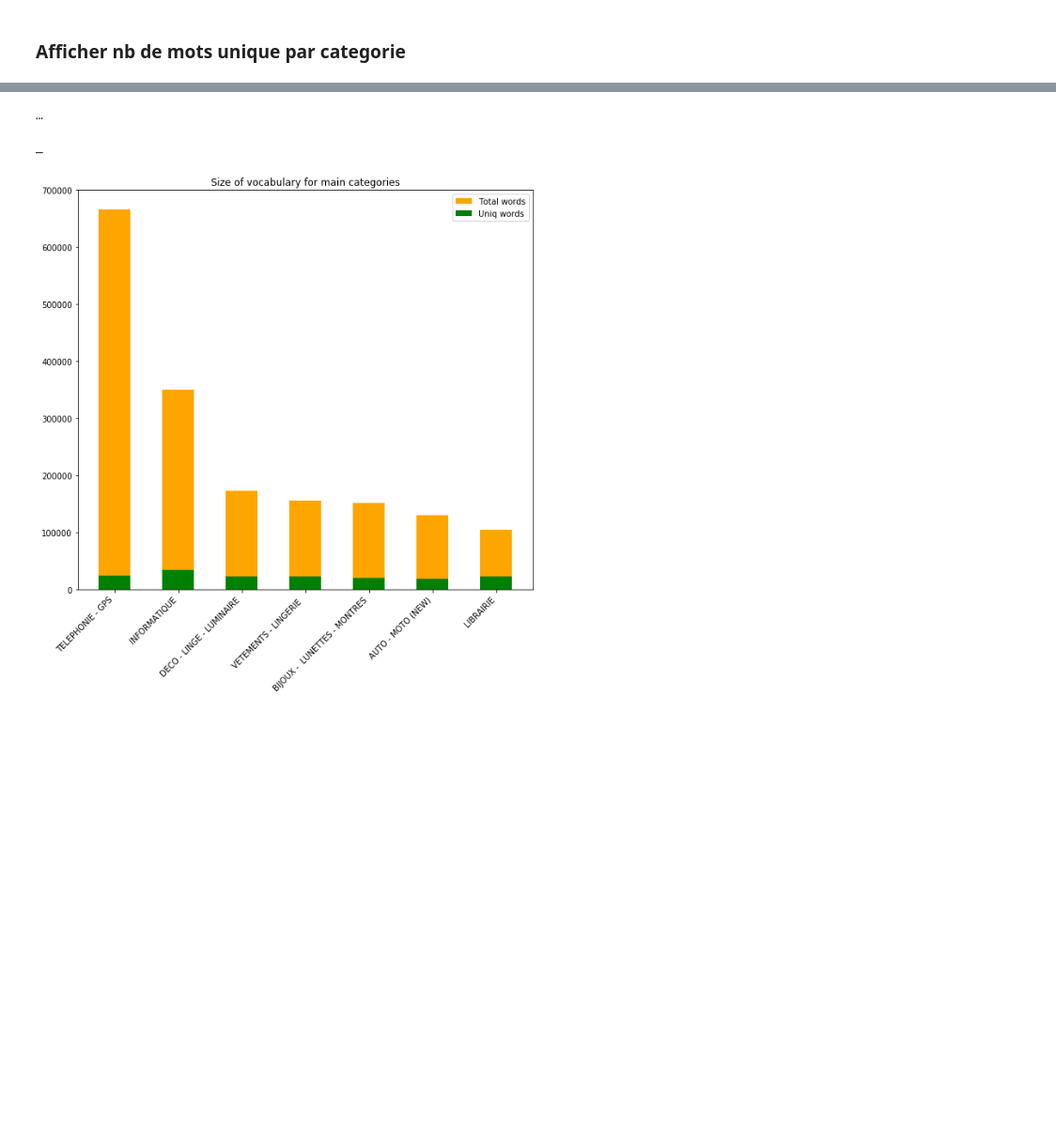
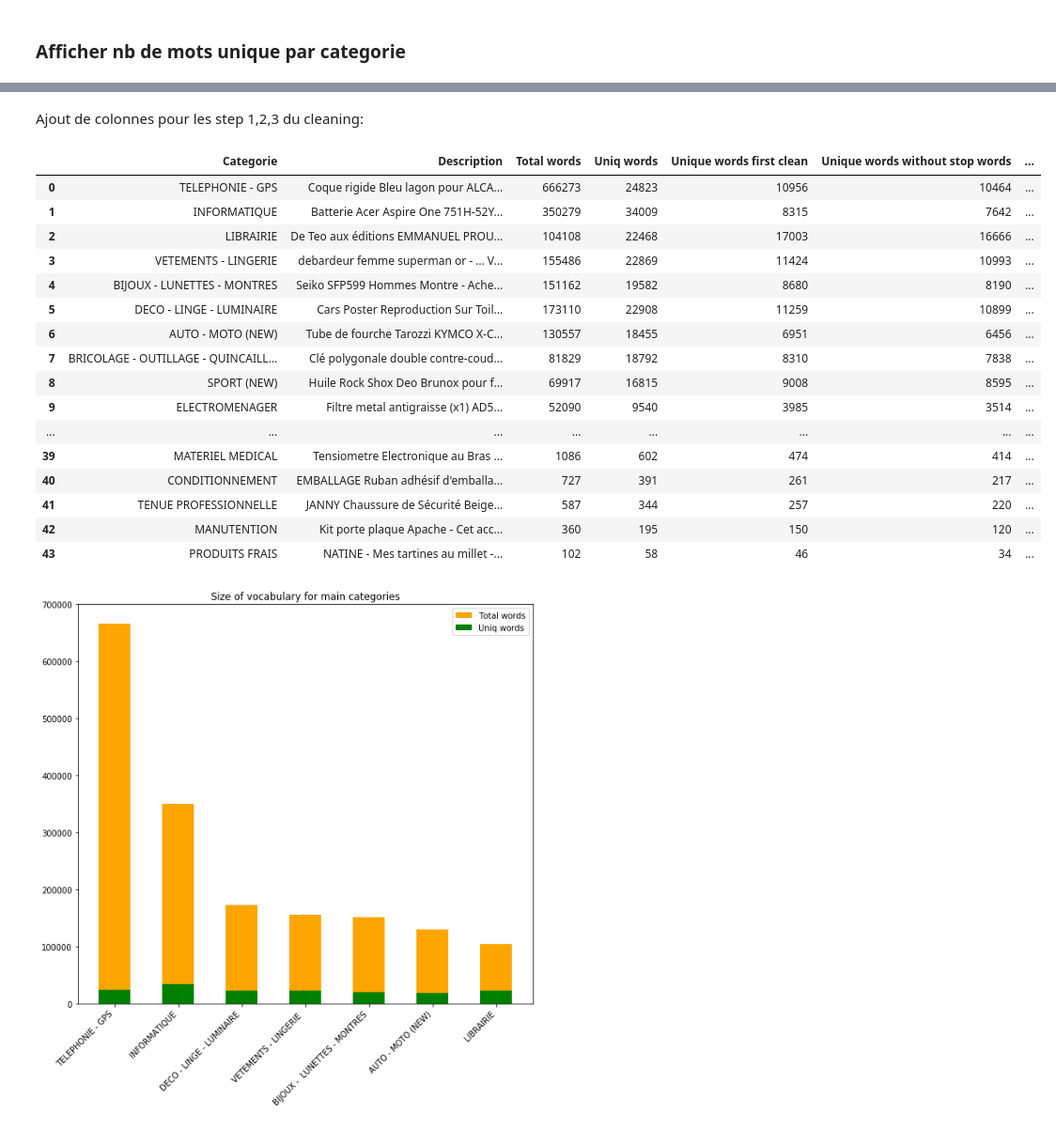
Before and after one commit to bguillouet/2020_4A_TEXTE, a Jupyter notebook: Help_rapport.ipynb, the cells around one changed output, grey strips where cells are left out. Shown at 94% size. Saved outputs shown, nothing was run; the diff lists cells and outputs as text; code cells hidden in the pictures; blank space fills up the shorter version.

```diff
--- a/Help_rapport.ipynb
+++ b/Help_rapport.ipynb
@@ -194,11 +194,68 @@ data_voc
-# %%
-print(u'\u2026')
-print(u'\u00a0')
-print(u'\u005F')
-# %% [output]
-…
-
-_
+# %% [markdown]
+Ajout de colonnes pour les step 1,2,3 du cleaning:
+# %%
+
+step1 = []
+step2 =[]
+step3 = []
+
+for cat_i in range(44) :
+    voc_cat_i = data_voc['Description'][cat_i]
+
+    #step1
+    cleaned_voc = voc_cat_i
+    cleaned_voc = cleaned_voc.lower()#put the vocabulary in lower
+    cleaned_voc = cleaned_voc.replace(u'\u2026','.') #removing special character
+    cleaned_voc = cleaned_voc.replace(u'\u00a0',' ')
+    cleaned_voc = cleaned_voc.replace(u'\u005F',' ') # removing '_'
+    cleaned_voc = unicodedata.normalize('NFD', cleaned_voc).encode('ascii', 'ignore').decode("utf-8") #takes off some punctuation
+    cleaned_voc = re.sub('[^a-z_]', ' ', cleaned_voc)
+    step1.append(len(set(cleaned_voc.split(" "))))
+
+
+    #STEP 2 : Removing french/english stopwords using NLTK
+    stopwords = nltk.corpus.stopwords.words('french')
+    stopwords = [unicodedata.normalize('NFD', sw).encode('ascii', 'ignore').decode("utf-8") for sw in stopwords]
+    stopwords += ["voir"]
+    stopwords += ["presentation"]
+
+    stopwordsenglish = nltk.corpus.stopwords.words('english')
+    stopwordsenglish = [unicodedata.normalize('NFD', sw).encode('ascii', 'ignore').decode("utf-8") for sw in stopwordsenglish]
+
+
+    tokens = [w for w in cleaned_voc.split(" ") if (len(w)>2) and (w not in stopwords) and (w not in stopwordsenglish)]
+    removed_words = [w for w in cleaned_voc.split(" ") if (len(w)<2) or (w in stopwords) or (w in stopwordsenglish)]
+    step2.append(len(set(tokens)))
+
+    #STEP 3 : Stemming
+    stemmer=nltk.stem.SnowballStemmer('french')
+
+    tokens_stem = [stemmer.stem(token) for token in tokens]
+    step3.append(len(set(tokens_stem)))
+
+data_voc['Unique words first clean']=step1
+data_voc["Unique words without stop words"]=step2
+data_voc["Unique and final tokens"]=step3
+# %%
+data_voc
+# %% [output]
+|  | Categorie | Description | Total words | Uniq words | Unique words first clean | Unique words without stop words | ... |
+| 0 | TELEPHONIE - GPS | Coque rigide Bleu lagon pour ALCA... | 666273 | 24823 | 10956 | 10464 | ... |
+| 1 | INFORMATIQUE | Batterie Acer Aspire One 751H-52Y... | 350279 | 34009 | 8315 | 7642 | ... |
+| 2 | LIBRAIRIE | De Teo aux éditions EMMANUEL PROU... | 104108 | 22468 | 17003 | 16666 | ... |
+| 3 | VETEMENTS - LINGERIE | debardeur femme superman or - … V... | 155486 | 22869 | 11424 | 10993 | ... |
+| 4 | BIJOUX - LUNETTES - MONTRES | Seiko SFP599 Hommes Montre - Ache... | 151162 | 19582 | 8680 | 8190 | ... |
+| 5 | DECO - LINGE - LUMINAIRE | Cars Poster Reproduction Sur Toil... | 173110 | 22908 | 11259 | 10899 | ... |
+| 6 | AUTO - MOTO (NEW) | Tube de fourche Tarozzi KYMCO X-C... | 130557 | 18455 | 6951 | 6456 | ... |
+| 7 | BRICOLAGE - OUTILLAGE - QUINCAILL... | Clé polygonale double contre-coud... | 81829 | 18792 | 8310 | 7838 | ... |
+| 8 | SPORT (NEW) | Huile Rock Shox Deo Brunox pour f... | 69917 | 16815 | 9008 | 8595 | ... |
+| 9 | ELECTROMENAGER | Filtre metal antigraisse (x1) AD5... | 52090 | 9540 | 3985 | 3514 | ... |
+| ... | ... | ... | ... | ... | ... | ... | ... |
+| 39 | MATERIEL MEDICAL | Tensiometre Electronique au Bras ... | 1086 | 602 | 474 | 414 | ... |
+| 40 | CONDITIONNEMENT | EMBALLAGE Ruban adhésif d'emballa... | 727 | 391 | 261 | 217 | ... |
+| 41 | TENUE PROFESSIONNELLE | JANNY Chaussure de Sécurité Beige... | 587 | 344 | 257 | 220 | ... |
+| 42 | MANUTENTION | Kit porte plaque Apache - Cet acc... | 360 | 195 | 150 | 120 | ... |
+| 43 | PRODUITS FRAIS | NATINE - Mes tartines au millet -... | 102 | 58 | 46 | 34 | ... |
 # %%
 main_cat = data_voc['Categorie'][0:7].tolist() #recup valeurs d'une colonne
 main_tot = data_voc['Total words'][0:7].tolist()
```
Also changed, not shown: parts of 2 cells of this notebook, 1 other file.
